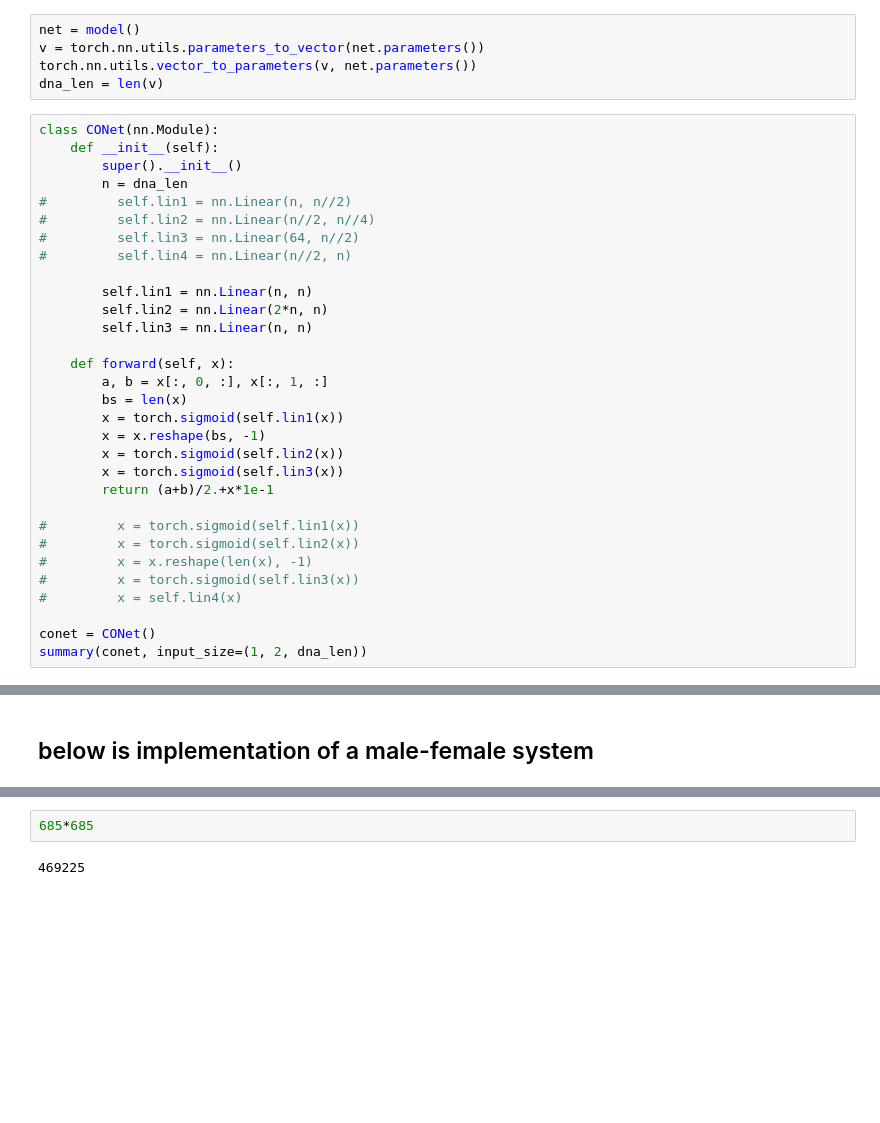
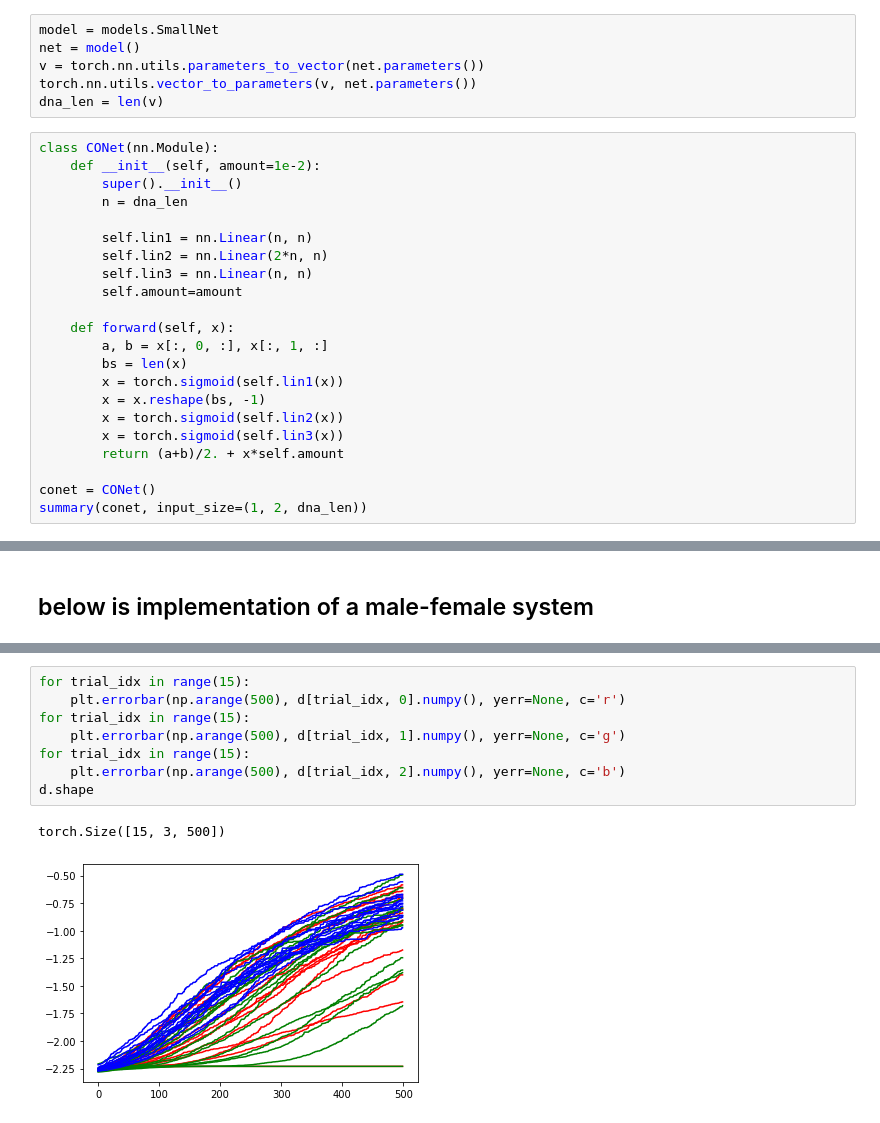
Before and after one commit to akarshkumar0101/evolved-neuroevolution, a Jupyter notebook: simple_ne.ipynb, the cells around one changed output, grey strips where cells are left out. Drawn from its saved outputs; the diff is of its cells as text; blank space fills up the shorter version.

Commit message:
add trial runs to male-female crossover
this helps keep track of how much evolved crossover actually helps the
neuroevolution

```diff
--- a/simple_ne.ipynb
+++ b/simple_ne.ipynb
@@ -136,23 +123,21 @@ KeyboardInterrupt
 # %% [markdown]
 # Now, we are going to learn the crossover function
 # %%
+model = models.SmallNet
 net = model()
 v = torch.nn.utils.parameters_to_vector(net.parameters())
 torch.nn.utils.vector_to_parameters(v, net.parameters())
 dna_len = len(v)
 # %%
 class CONet(nn.Module):
-    def __init__(self):
+    def __init__(self, amount=1e-2):
         super().__init__()
         n = dna_len
-#         self.lin1 = nn.Linear(n, n//2)
-#         self.lin2 = nn.Linear(n//2, n//4)
-#         self.lin3 = nn.Linear(64, n//2)
-#         self.lin4 = nn.Linear(n//2, n)
 
         self.lin1 = nn.Linear(n, n)
         self.lin2 = nn.Linear(2*n, n)
         self.lin3 = nn.Linear(n, n)
+        self.amount=amount
 
     def forward(self, x):
         a, b = x[:, 0, :], x[:, 1, :]
@@ -161,13 +146,7 @@ class CONet(nn.Module):
         x = x.reshape(bs, -1)
         x = torch.sigmoid(self.lin2(x))
         x = torch.sigmoid(self.lin3(x))
-        return (a+b)/2.+x*1e-1
-
-#         x = torch.sigmoid(self.lin1(x))
-#         x = torch.sigmoid(self.lin2(x))
-#         x = x.reshape(len(x), -1)
-#         x = torch.sigmoid(self.lin3(x))
-#         x = self.lin4(x)
+        return (a+b)/2. + x*self.amount
 
 conet = CONet()
 summary(conet, input_size=(1, 2, dna_len))
@@ -437,4 +306,11 @@ Non-trainable params: 0
-# %%
-685*685
-# %% [output]
-469225
+# %%
+for trial_idx in range(15):
+    plt.errorbar(np.arange(500), d[trial_idx, 0].numpy(), yerr=None, c='r')
+for trial_idx in range(15):
+    plt.errorbar(np.arange(500), d[trial_idx, 1].numpy(), yerr=None, c='g')
+for trial_idx in range(15):
+    plt.errorbar(np.arange(500), d[trial_idx, 2].numpy(), yerr=None, c='b')
+d.shape
+# %% [output]
+torch.Size([15, 3, 500])
+[figure, added]
```
Also changed, not shown: parts of 4 cells of this notebook.
